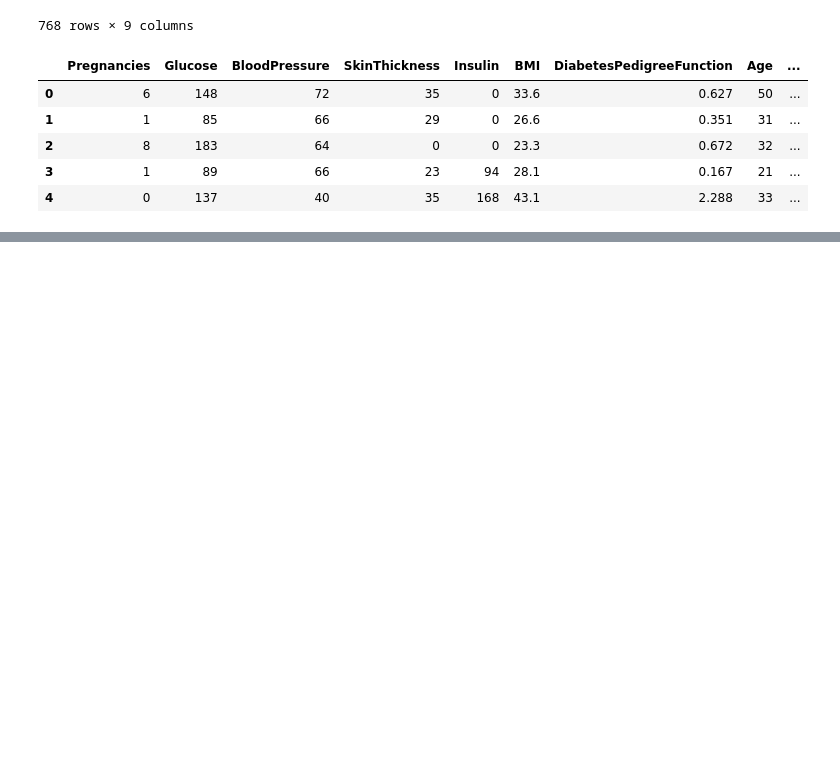
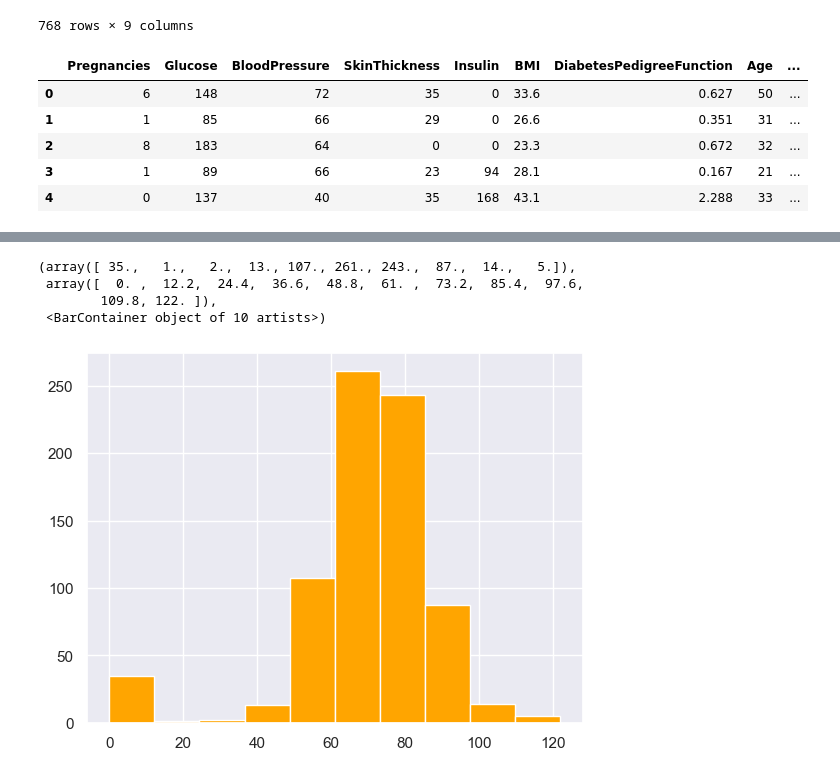
Before and after one commit to fl1pHover/aif-diabetes, a Jupyter notebook: Daibetes.ipynb, the cells around one changed output, grey strips where cells are left out. Drawn from its saved outputs; the diff is of its cells as text; code cells hidden in the pictures; blank space fills up the shorter version.

```diff
--- a/Daibetes.ipynb
+++ b/Daibetes.ipynb
@@ -32,0 +141,8 @@ AttributeError: 'DataFrame' object has no attribute 'descibe'
+# %%
+plt.hist(dt['BloodPressure'], color='orange')
+# %% [output]
+(array([ 35.,   1.,   2.,  13., 107., 261., 243.,  87.,  14.,   5.]),
+ array([  0. ,  12.2,  24.4,  36.6,  48.8,  61. ,  73.2,  85.4,  97.6,
+        109.8, 122. ]),
+ <BarContainer object of 10 artists>)
+[figure, added]
```
Also changed, not shown: parts of 27 cells of this notebook.
